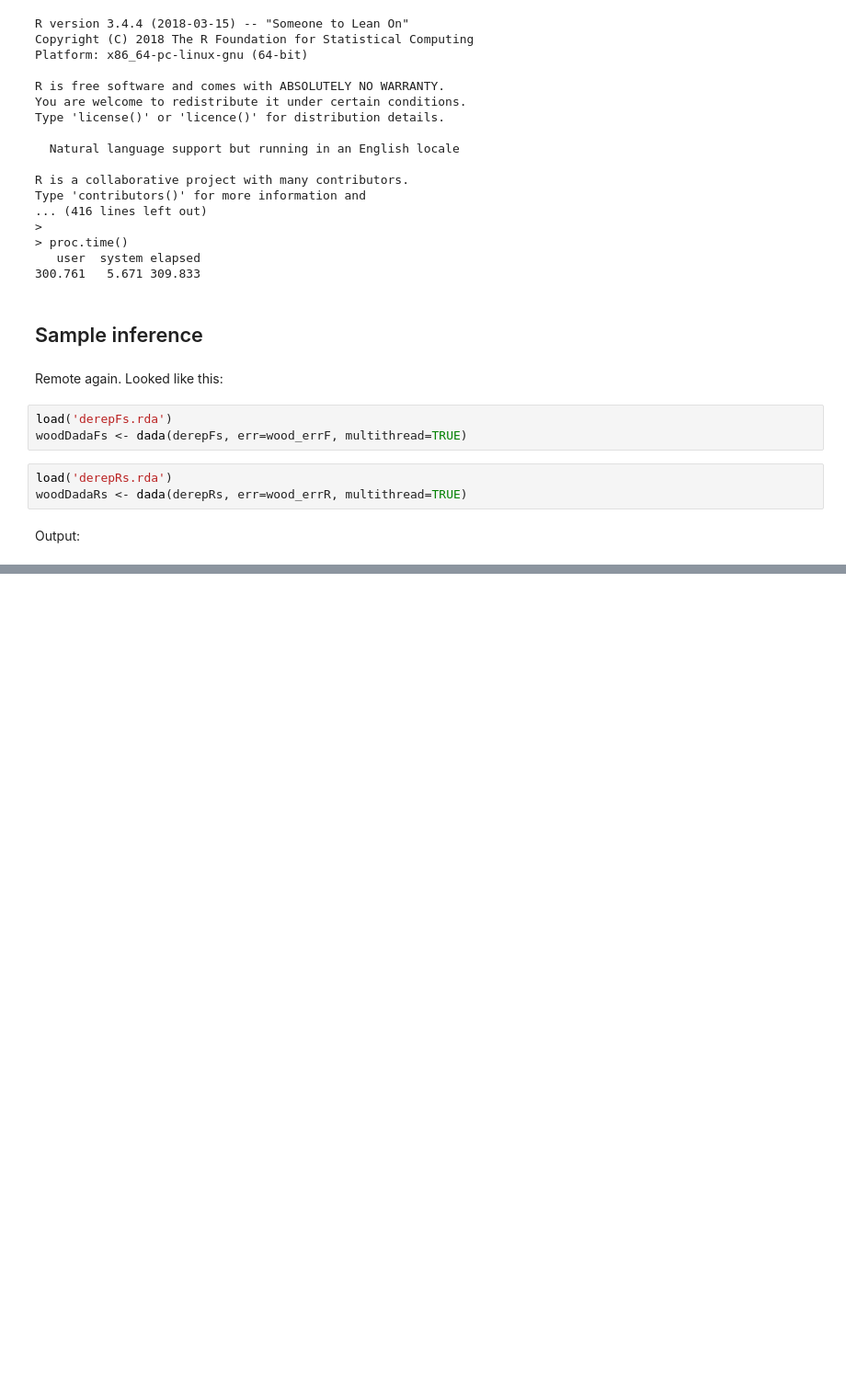
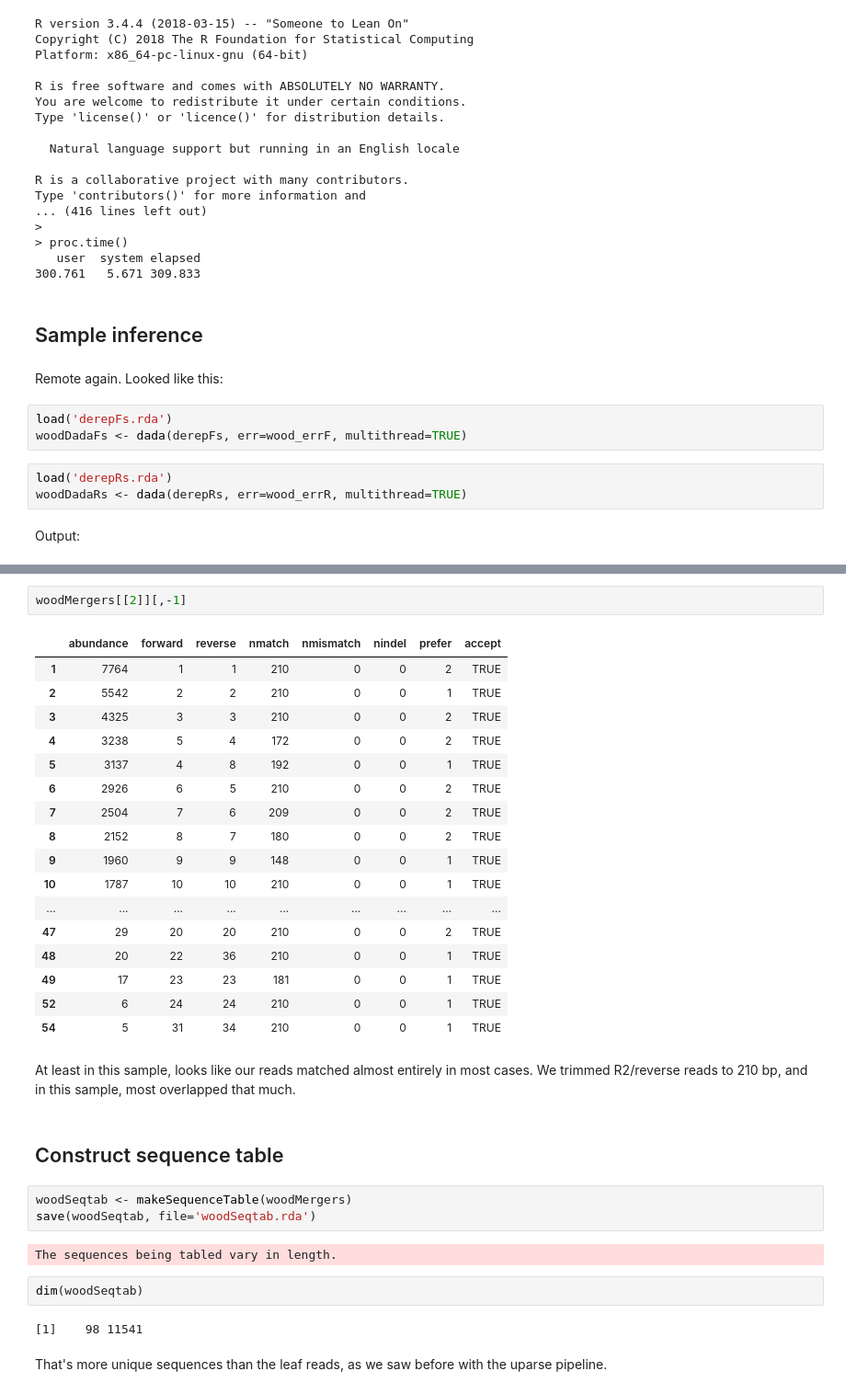
Before and after one commit to danchurch/taiwan_dada2, a Jupyter notebook: dada2pipeline.ipynb, the cells around one changed output, grey strips where cells are left out. Shown at 92% size. Cells and saved outputs as stored; diff of their text form; blank space fills up the shorter version.

```diff
--- a/dada2pipeline.ipynb
+++ b/dada2pipeline.ipynb
@@ -1559,0 +1649,36 @@ Output:
+# %%
+woodMergers[[2]][,-1]
+# %% [output]
+|  | abundance | forward | reverse | nmatch | nmismatch | nindel | prefer | accept |
+| 1 | 7764 | 1 | 1 | 210 | 0 | 0 | 2 | TRUE |
+| 2 | 5542 | 2 | 2 | 210 | 0 | 0 | 1 | TRUE |
+| 3 | 4325 | 3 | 3 | 210 | 0 | 0 | 2 | TRUE |
+| 4 | 3238 | 5 | 4 | 172 | 0 | 0 | 2 | TRUE |
+| 5 | 3137 | 4 | 8 | 192 | 0 | 0 | 1 | TRUE |
+| 6 | 2926 | 6 | 5 | 210 | 0 | 0 | 2 | TRUE |
+| 7 | 2504 | 7 | 6 | 209 | 0 | 0 | 2 | TRUE |
+| 8 | 2152 | 8 | 7 | 180 | 0 | 0 | 2 | TRUE |
+| 9 | 1960 | 9 | 9 | 148 | 0 | 0 | 1 | TRUE |
+| 10 | 1787 | 10 | 10 | 210 | 0 | 0 | 1 | TRUE |
+| ... | ... | ... | ... | ... | ... | ... | ... | ... |
+| 47 | 29 | 20 | 20 | 210 | 0 | 0 | 2 | TRUE |
+| 48 | 20 | 22 | 36 | 210 | 0 | 0 | 1 | TRUE |
+| 49 | 17 | 23 | 23 | 181 | 0 | 0 | 1 | TRUE |
+| 52 | 6 | 24 | 24 | 210 | 0 | 0 | 1 | TRUE |
+| 54 | 5 | 31 | 34 | 210 | 0 | 0 | 1 | TRUE |
+# %% [markdown]
+At least in this sample, looks like our reads matched almost entirely in most cases. We trimmed R2/reverse reads to 210 bp, and in this sample, most overlapped that much.
+# %% [markdown]
+<a id='woodSequenceTable'></a>
+<h2>Construct sequence table</h2>
+# %%
+woodSeqtab <- makeSequenceTable(woodMergers)
+save(woodSeqtab, file='woodSeqtab.rda')
+# %% [output]
+The sequences being tabled vary in length.
+# %%
+dim(woodSeqtab)
+# %% [output]
+[1]    98 11541
+# %% [markdown]
+That's more unique sequences than the leaf reads, as we saw before with the uparse pipeline.
```
Also changed, not shown: parts of 21 cells of this notebook, 4 other files.
